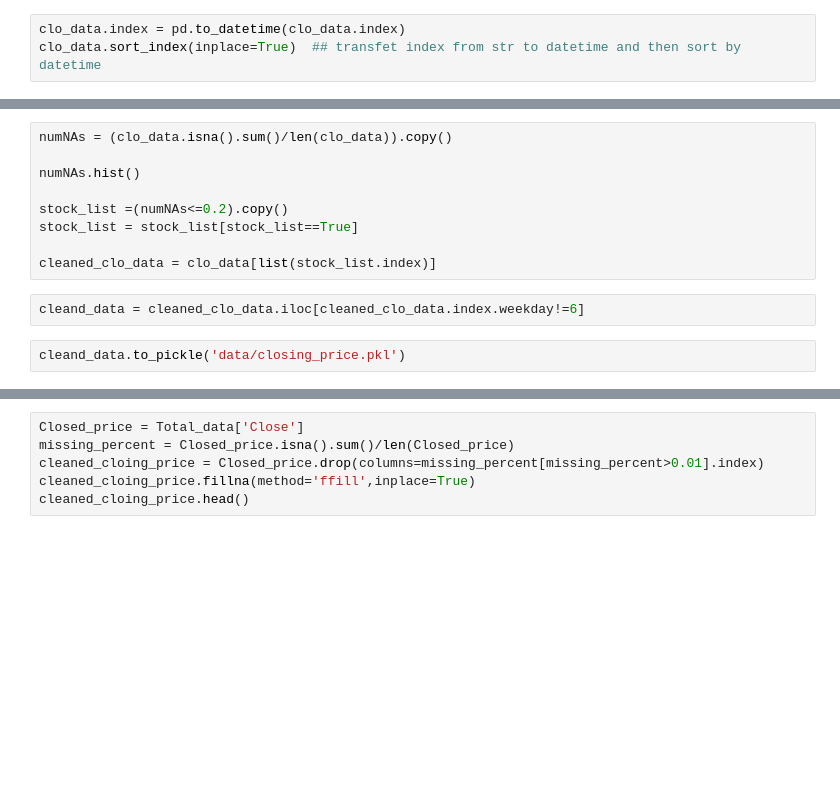
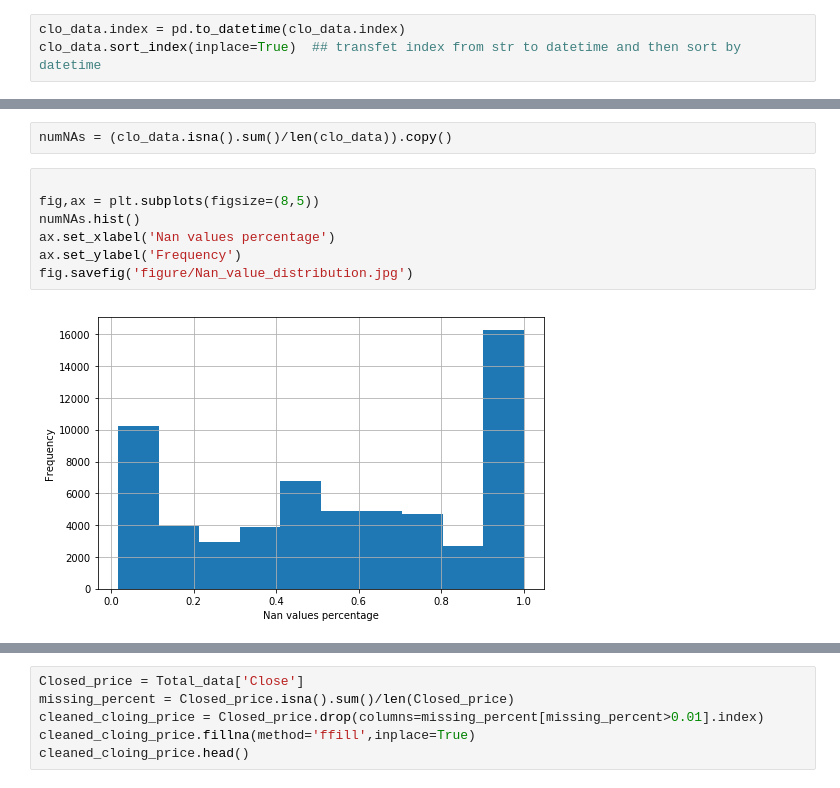
Before and after one commit to xiaohai12/sea-forest, a Jupyter notebook: project.ipynb, the cells around one changed output, grey strips where cells are left out. Saved outputs shown, nothing was run; the diff lists cells and outputs as text; blank space fills up the shorter version.

```diff
--- a/project.ipynb
+++ b/project.ipynb
@@ -166,15 +178,13 @@ clo_data
 # %%
 numNAs = (clo_data.isna().sum()/len(clo_data)).copy()
-
-numNAs.hist()
-
-stock_list =(numNAs<=0.2).copy()
-stock_list = stock_list[stock_list==True]
-
-cleaned_clo_data = clo_data[list(stock_list.index)]
-# %%
-cleand_data = cleaned_clo_data.iloc[cleaned_clo_data.index.weekday!=6]
-# %%
-cleand_data.to_pickle('data/closing_price.pkl')
+# %%
+
+fig,ax = plt.subplots(figsize=(8,5))
+numNAs.hist()
+ax.set_xlabel('Nan values percentage')
+ax.set_ylabel('Frequency')
+fig.savefig('figure/Nan_value_distribution.jpg')
+# %% [output]
+[figure, added]
 # %%
 fig, ax = plt.subplots(figsize=(8,5))
```
Also changed, not shown: parts of 25 cells of this notebook, 2 other files.
